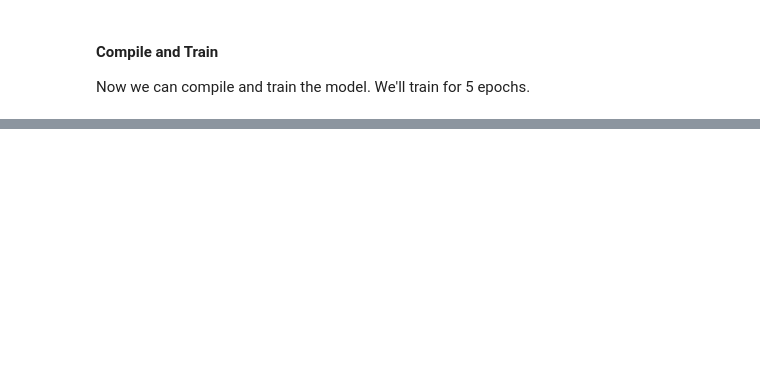
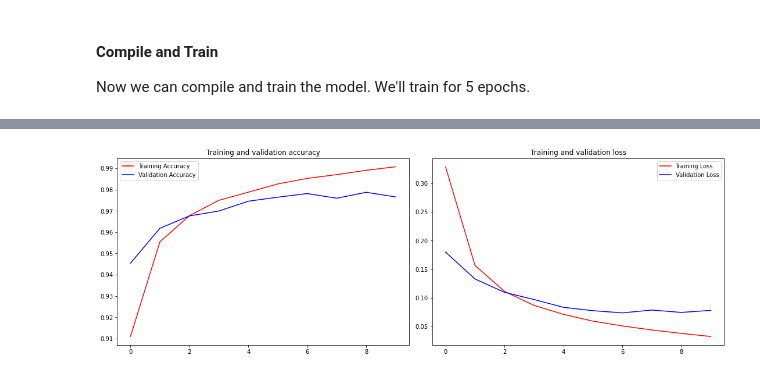
Before and after one commit to jason-weddington/hello-tensorflow, a Jupyter notebook: hello-tensorflow.ipynb, the cells around one changed output, grey strips where cells are left out. Saved outputs shown, nothing was run; the diff lists cells and outputs as text; code cells hidden in the pictures; blank space fills up the shorter version.

```diff
--- a/hello-tensorflow.ipynb
+++ b/hello-tensorflow.ipynb
@@ -224,0 +286,5 @@ tf.keras.utils.plot_model(model, show_shapes=True, rankdir="LR")
+# %%
+model.compile(loss='categorical_crossentropy', metrics=['accuracy'])
+history = model.fit(
+    x_train, y_train, epochs=10, verbose=1, validation_data=(x_valid, y_valid), batch_size=128
+)
@@ -224,0 +312,4 @@ tf.keras.utils.plot_model(model, show_shapes=True, rankdir="LR")
+# %%
+plot_learning_and_loss_curves(history)
+# %% [output]
+[figure, added]
```
Also changed, not shown: parts of 16 cells of this notebook, 2 other files.
